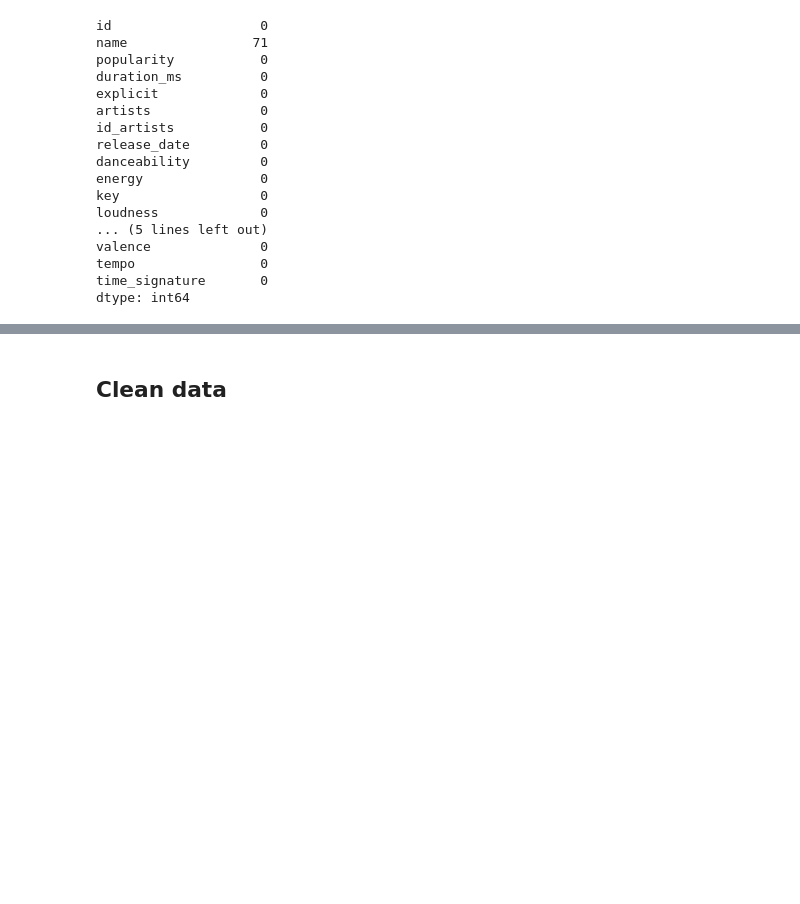
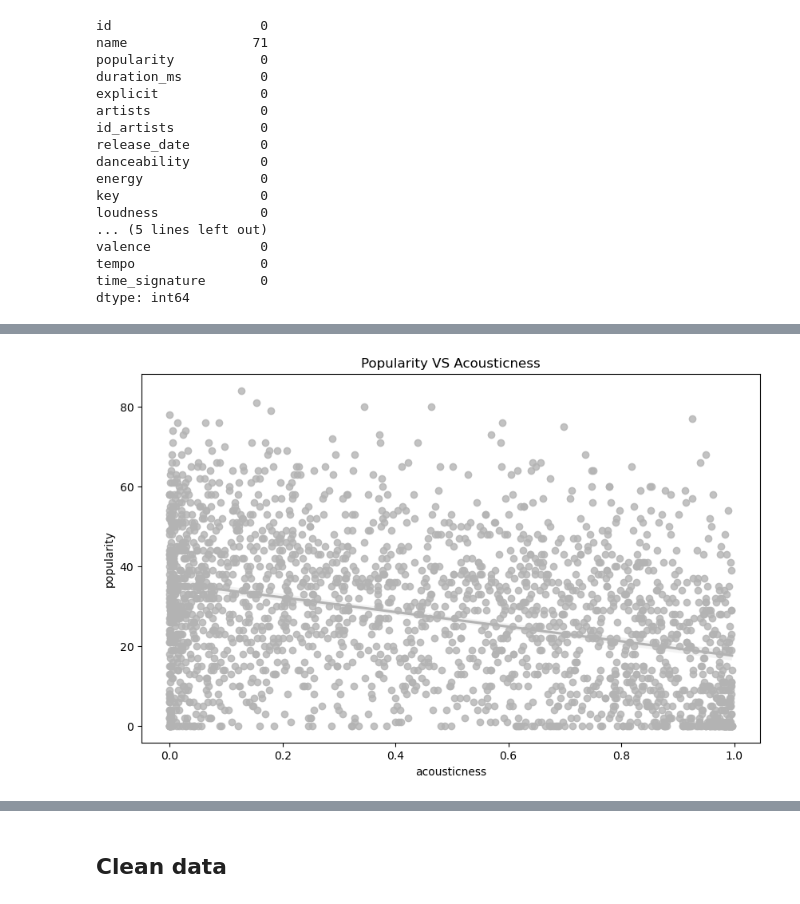
Before and after one commit to DrakeData/MSDS434-Final_P2, a Jupyter notebook: 01-DataGathering.ipynb, the cells around one changed output, grey strips where cells are left out. Cells and saved outputs as stored; diff of their text form; code cells hidden in the pictures; blank space fills up the shorter version.

```diff
--- a/01-DataGathering.ipynb
+++ b/01-DataGathering.ipynb
@@ -124,0 +131,7 @@ heatmap.set_xticklabels(heatmap.get_xticklabels(), rotation = 90)
+# %%
+# Acoustic vs Popularity
+plt.figure(figsize=(10,6))
+sns.regplot(data=sample, x="acousticness", y ="popularity", color="#B3B3B3").set(title="Popularity VS Acousticness")
+plt.savefig('acouts_vs_pop.png', transparent=True)
+# %% [output]
+[figure, added]
```
Also changed, not shown: parts of 9 cells of this notebook, 11 other files.
